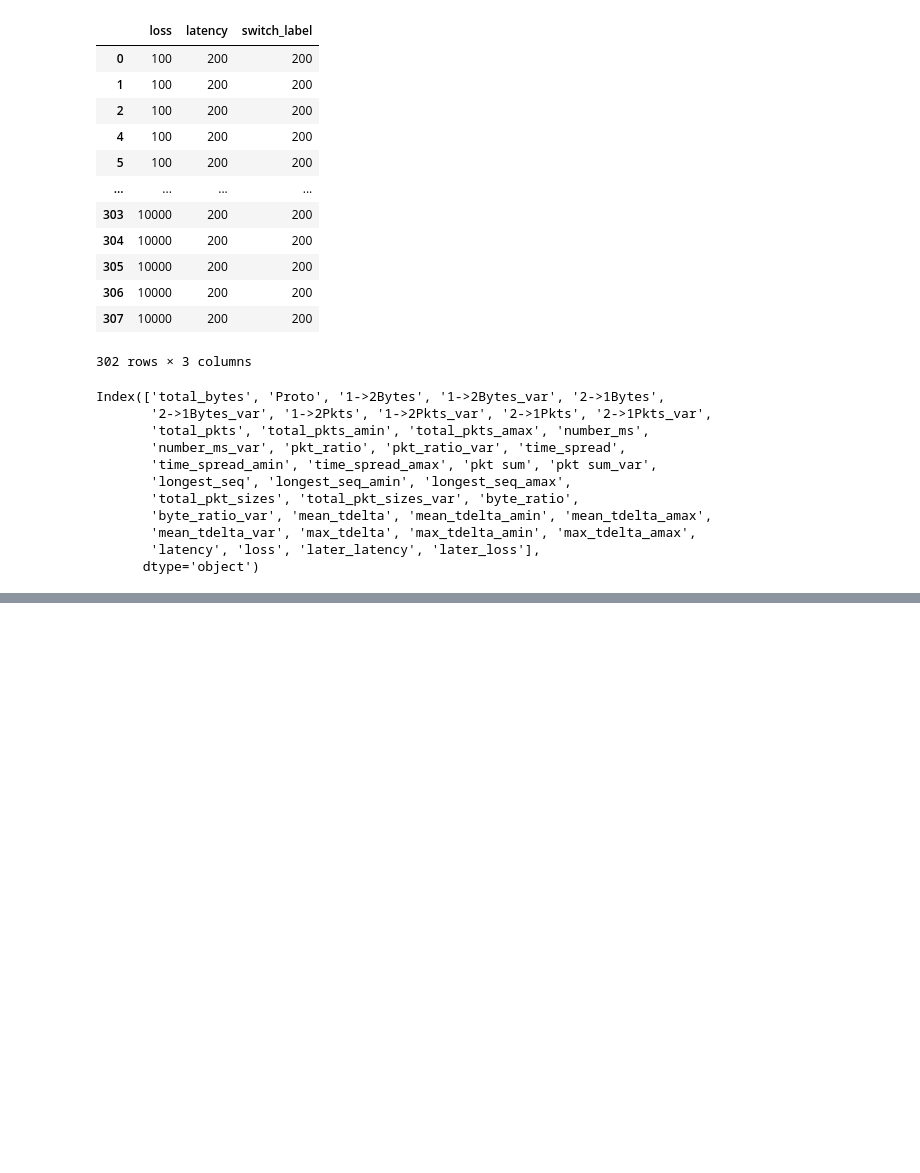
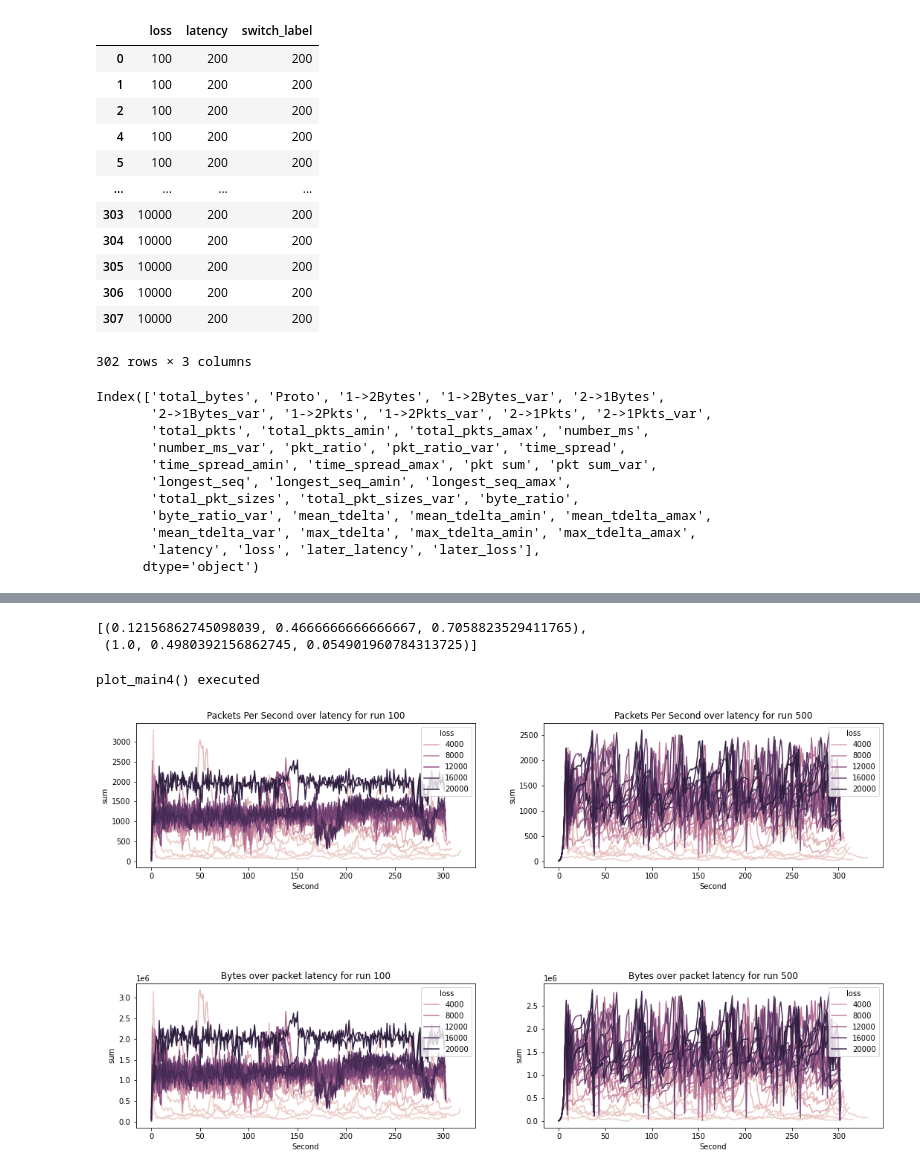
Before and after one commit to LauraDiao/Anomaly_Detectives, a Jupyter notebook: wk9.ipynb, the cells around one changed output, grey strips where cells are left out. Cells and saved outputs as stored; diff of their text form; code cells hidden in the pictures; blank space fills up the shorter version.

```diff
--- a/wk9.ipynb
+++ b/wk9.ipynb
@@ -878,0 +670,14 @@ output2.plot()
+# %%
+sns.color_palette()
+# %% [output]
+[(0.12156862745098039, 0.4666666666666667, 0.7058823529411765),
+ (1.0, 0.4980392156862745, 0.054901960784313725)]
+# %%
+filen1 = "combined_all.csv"
+unseen = ''
+fpath1 = os.path.join(os.getcwd() , "outputs", unseen + filen1)
+df_1 = pd.read_csv(fpath1)
+df200, df300 = plottogether('seen', [100, 500], df_1, filen1.strip(".csv"))
+# %% [output]
+plot_main4() executed
+[figure, added]
```
Also changed, not shown: parts of 73 cells of this notebook, 8 other files.
